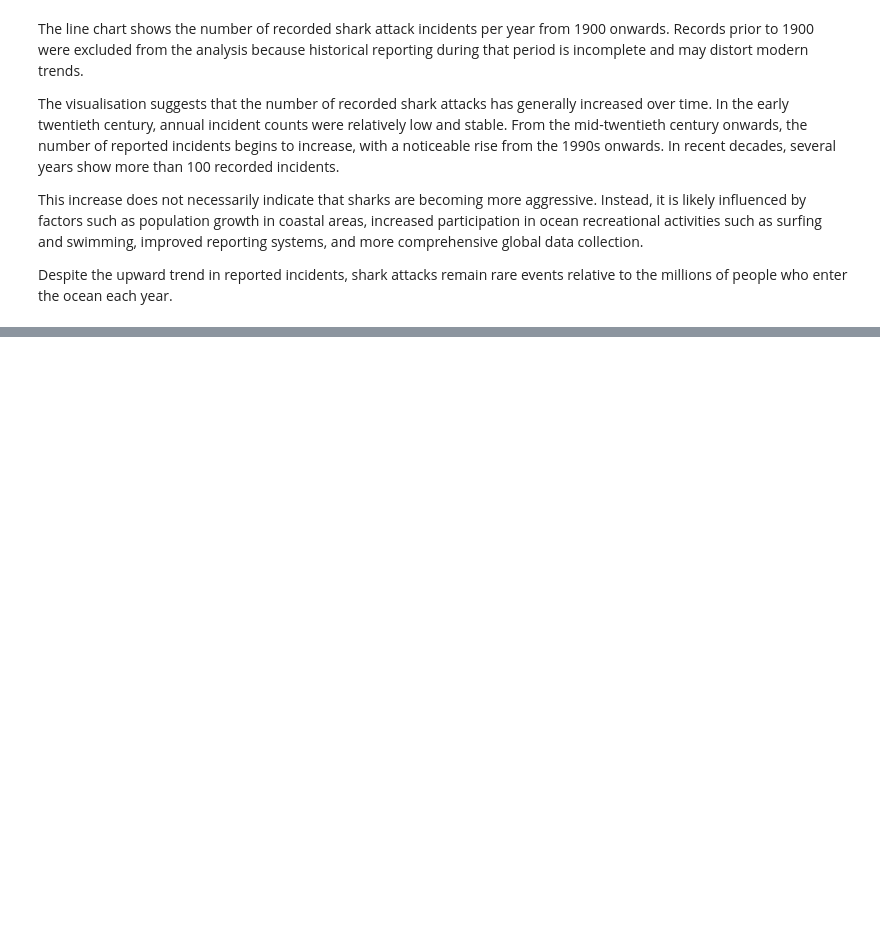
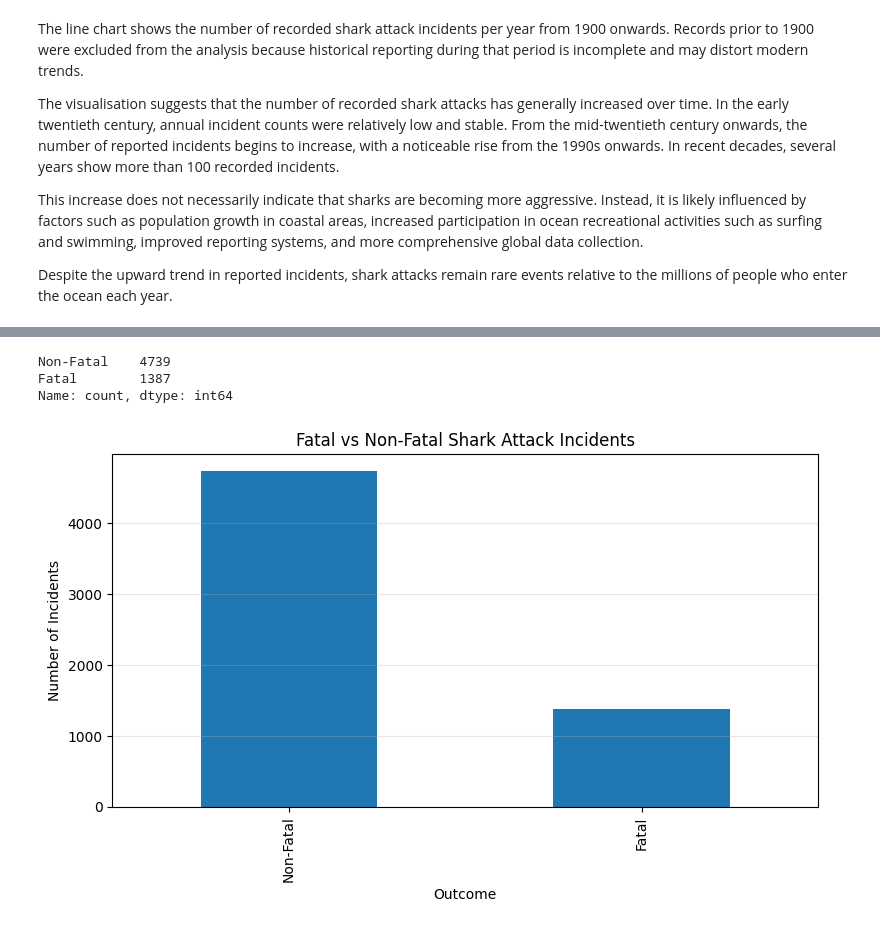
Before and after one commit to szm2701/shark-attack-data-dashboard, a Jupyter notebook: jupyter_notebooks/shark_attack_analysis.ipynb, the cells around one changed output, grey strips where cells are left out. Cells and saved outputs as stored; diff of their text form; code cells hidden in the pictures; blank space fills up the shorter version.

Commit message:
Add Section 3.8 fatality cleaning, refine Section 3 summary, and implement Section 4.3 fatal vs non-fatal analysis

```diff
--- a/jupyter_notebooks/shark_attack_analysis.ipynb
+++ b/jupyter_notebooks/shark_attack_analysis.ipynb
@@ -981,0 +1089,56 @@ Despite the upward trend in reported incidents, shark attacks remain rare events
+# %%
+# Calculate the number of fatal and non-fatal shark attack incidents.
+# The value_counts() function counts the frequency of each category within the cleaned fatal_y_n variable.
+
+fatal_counts = df["fatal_y_n"].value_counts()
+
+
+# Rename the index values to make the chart labels easier to read.
+
+fatal_counts.index = ["Non-Fatal", "Fatal"]
+
+
+# Display the counts to verify the distribution before plotting.
+
+fatal_counts
+# %% [output]
+Non-Fatal    4739
+Fatal        1387
+Name: count, dtype: int64
+# %%
+# Create a bar chart to visualise the distribution of fatal and non-fatal shark attack incidents.
+
+plt.figure(figsize=(8,5))
+
+
+# Plot the fatality counts as a bar chart.
+
+fatal_counts.plot(kind="bar")
+
+
+# Add a descriptive title to explain the chart.
+
+plt.title("Fatal vs Non-Fatal Shark Attack Incidents")
+
+
+# Label the axes for clarity.
+
+plt.xlabel("Outcome")
+plt.ylabel("Number of Incidents")
+
+
+# Add light gridlines to improve readability.
+
+plt.grid(axis="y", alpha=0.3)
+
+
+# Adjust layout to ensure labels and title fit neatly.
+
+plt.tight_layout()
+
+
+# Display the completed chart.
+
+plt.show()
+# %% [output]
+[figure, added]
```
Also changed, not shown: parts of 9 cells of this notebook.
